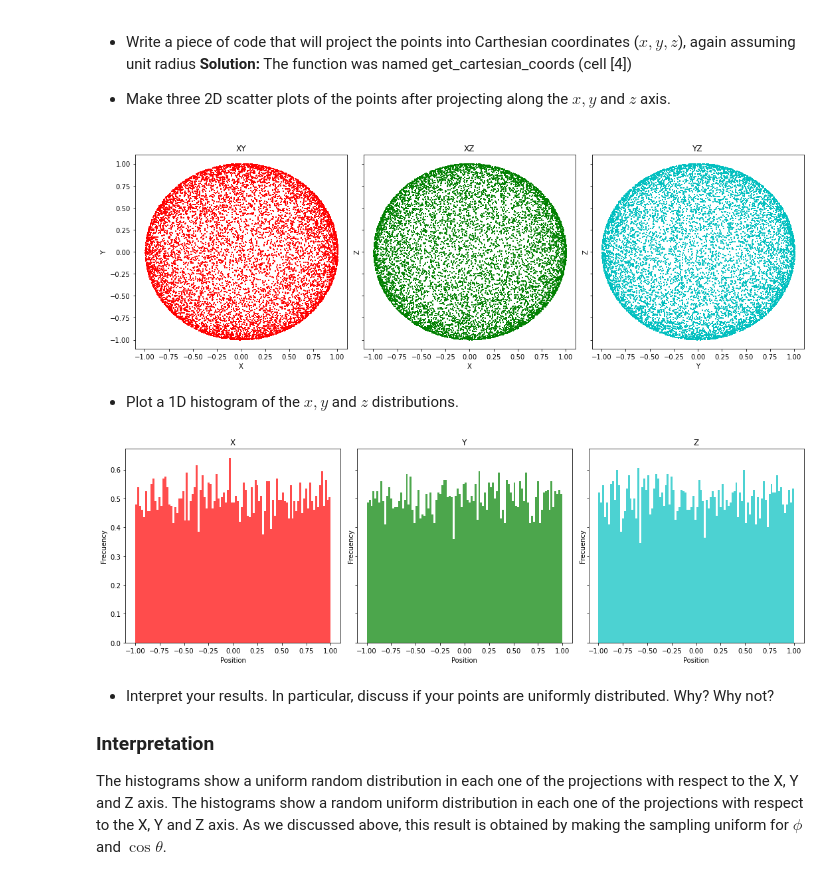
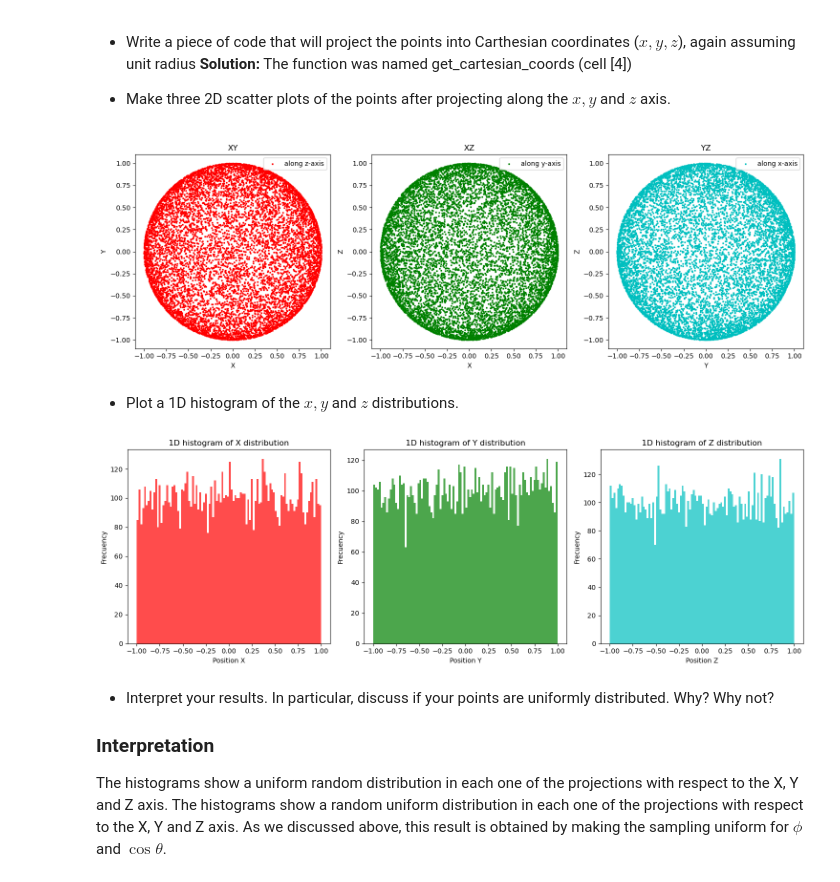
Before and after one commit to dianalopez507/master-bonn-stat-methods, a Jupyter notebook: Ex.1/Final/MAINVersion_Stat_P01_Marek_Yanhanle_Diana.ipynb, the cells around one changed output. Drawn from its saved outputs; the diff is of its cells as text; code cells hidden in the pictures.

Commit message:
final version: revised plots

```diff
--- a/Ex.1/Final/MAINVersion_Stat_P01_Marek_Yanhanle_Diana.ipynb
+++ b/Ex.1/Final/MAINVersion_Stat_P01_Marek_Yanhanle_Diana.ipynb
@@ -105,62 +105,65 @@ plt.show()
 
 - Make three 2D scatter plots of the points after projecting along the $x, y$ and $z$ axis.
 # %%
-fig, axs = plt.subplots(ncols=3, figsize=(15, 5), sharey=True)
+fig, axs = plt.subplots(ncols=3, figsize=(15, 5))
 
 #1st scatter plot
-axs[0].scatter(cartesian_sphere[0], cartesian_sphere[1], color='r', label='', marker=",",s=1)
+axs[0].scatter(cartesian_sphere[0], cartesian_sphere[1], color='r', label='along z-axis', marker=",",s=1)
 axs[0].set_title('XY')
 axs[0].set_xlabel('X')
 axs[0].set_ylabel('Y')
+axs[0].legend(loc='upper right')
 
 #2nd scatter plot
-axs[1].scatter(cartesian_sphere[0], cartesian_sphere[2], color='g', label='', marker=",",s=1)
+axs[1].scatter(cartesian_sphere[0], cartesian_sphere[2], color='g', label='along y-axis', marker=",",s=1)
 axs[1].set_title('XZ')
 axs[1].set_xlabel('X')
 axs[1].set_ylabel('Z')
+axs[1].legend(loc='upper right')
 
 #3rd scatter plot
-axs[2].scatter(cartesian_sphere[1], cartesian_sphere[2], color='c', label='', marker=",",s=1)
+axs[2].scatter(cartesian_sphere[1], cartesian_sphere[2], color='c', label='along x-axis', marker=",",s=1)
 axs[2].set_title('YZ')
 axs[2].set_xlabel('Y')
 axs[2].set_ylabel('Z')
+axs[2].legend(loc='upper right')
 
 # Spacing
 plt.tight_layout()
 
 plt.show()
 # %% [output]
-[figure, old version]
+[figure, new version]
 # %% [markdown]
 - Plot a 1D histogram of the $x, y$ and $z$ distributions.
 # %%
-fig, axs = plt.subplots(ncols=3, figsize=(15, 5), sharey=True)
+fig, axs = plt.subplots(ncols=3, figsize=(15, 5))
 
 # X Histogram
-axs[0].hist(cartesian_sphere[0], bins=100, color='r', alpha=0.7,density=True)
-axs[0].set_title('X')
-axs[0].set_xlabel('Position')
+axs[0].hist(cartesian_sphere[0], bins=100, color='r', alpha=0.7)
+axs[0].set_title('1D histogram of X distribution')
+axs[0].set_xlabel('Position X')
 axs[0].set_ylabel('Frecuency')
 
 # Y Histogram
-axs[1].hist(cartesian_sphere[1], bins=100, color='g', alpha=0.7, density=True)
-axs[1].set_title('Y')
-axs[1].set_xlabel('Position')
+axs[1].hist(cartesian_sphere[1], bins=100, color='g', alpha=0.7)
+axs[1].set_title('1D histogram of Y distribution')
+axs[1].set_xlabel('Position Y')
 axs[1].set_ylabel('Frecuency')
 
 # Z Histogram
-axs[2].hist(cartesian_sphere[2], bins=100, color='c', alpha=0.7, density=True)
-axs[2].set_title('Z')
-axs[2].set_xlabel('Position')
+axs[2].hist(cartesian_sphere[2], bins=100, color='c', alpha=0.7)
+axs[2].set_title('1D histogram of Z distribution')
+axs[2].set_xlabel('Position Z')
 axs[2].set_ylabel('Frecuency')
 
 #plt.axis([-1, 1, 0, 160])
 # Spacing
 plt.tight_layout()
 
 plt.show()
 # %% [output]
-[figure, old version]
+[figure, new version]
 # %% [markdown]
 - Interpret your results. In particular, discuss if your points are uniformly distributed. Why? Why not?
 
```
Also changed, not shown: parts of 8 cells of this notebook.
